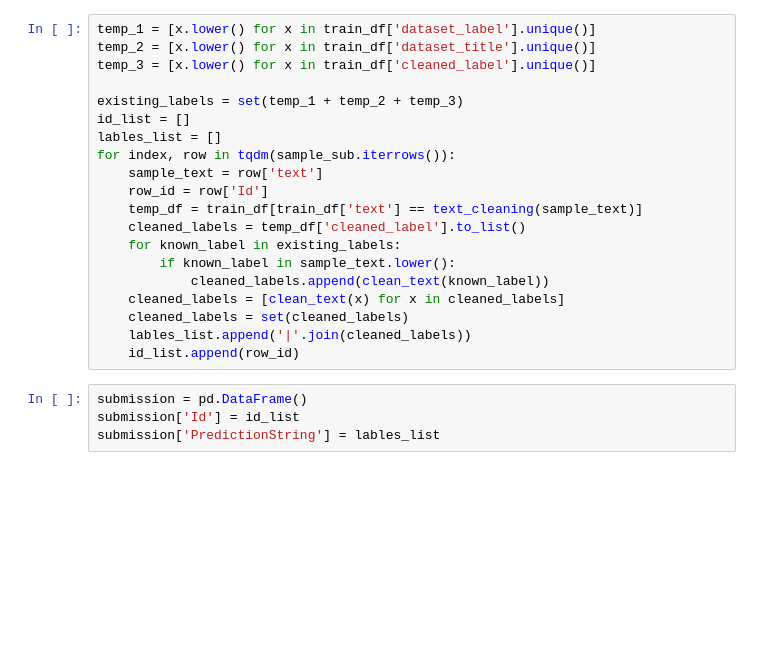
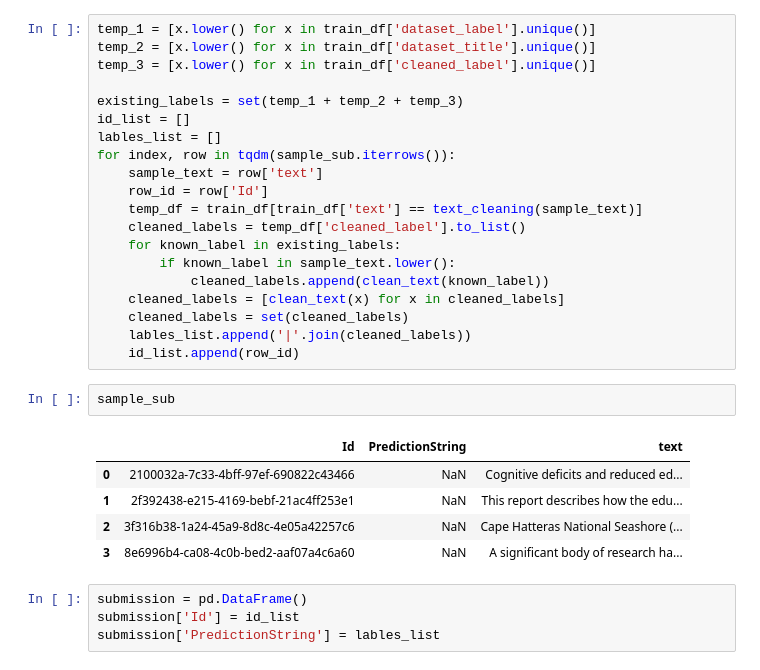
Before and after one commit to cmacbike/Capstone, a Jupyter notebook: research summary Capstone 13.6 /Capstone Submission - 13.6 - Kaggle competition notebook .ipynb, the cells around one changed output. Saved outputs shown, nothing was run; the diff lists cells and outputs as text; blank space fills up the shorter version.

Commit message:
Research Capstone 13.6 second submission

```diff
--- a/research summary Capstone 13.6 /Capstone Submission - 13.6 - Kaggle competition notebook .ipynb
+++ b/research summary Capstone 13.6 /Capstone Submission - 13.6 - Kaggle competition notebook .ipynb
@@ -242,6 +249,14 @@ for index, row in tqdm(sample_sub.iterrows()):
     cleaned_labels = set(cleaned_labels)
     lables_list.append('|'.join(cleaned_labels))
     id_list.append(row_id)
+# %%
+sample_sub
+# %% [output]
+|  | Id | PredictionString | text |
+| 0 | 2100032a-7c33-4bff-97ef-690822c43466 | NaN | Cognitive deficits and reduced ed... |
+| 1 | 2f392438-e215-4169-bebf-21ac4ff253e1 | NaN | This report describes how the edu... |
+| 2 | 3f316b38-1a24-45a9-8d8c-4e05a42257c6 | NaN | Cape Hatteras National Seashore (... |
+| 3 | 8e6996b4-ca08-4c0b-bed2-aaf07a4c6a60 | NaN | A significant body of research ha... |
 # %%
 submission = pd.DataFrame()
 submission['Id'] = id_list
```
Also changed, not shown: parts of 4 cells of this notebook, 1 other file.
